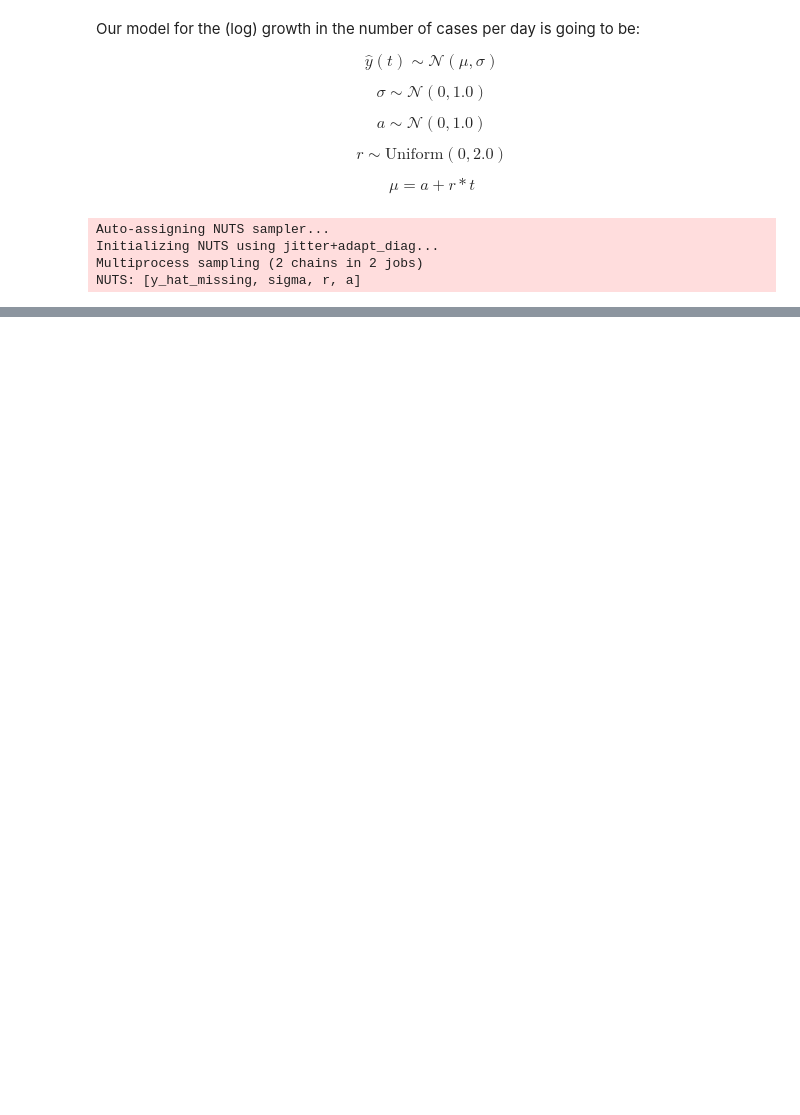
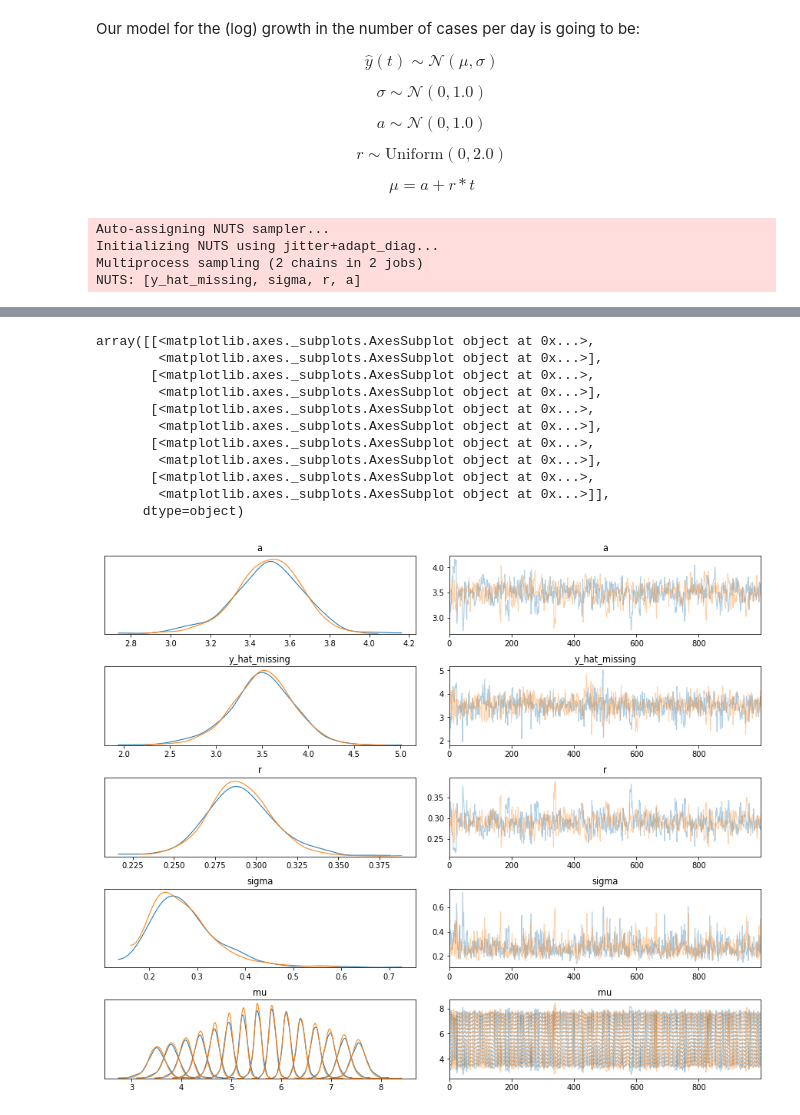
Before and after one commit to davidwych/corona, a Jupyter notebook: CoronaModeling.ipynb, the cells around one changed output, grey strips where cells are left out. Cells and saved outputs as stored; diff of their text form; code cells hidden in the pictures; blank space fills up the shorter version.

```diff
--- a/CoronaModeling.ipynb
+++ b/CoronaModeling.ipynb
@@ -157,0 +188,12 @@ Text(0.5, 1.0, 'Cases by the End of Next Month')
+# %%
+with pm.Model() as model:
+    a = pm.Normal('a', mu=0, sigma=1.0)
+    r = pm.Uniform('r', lower=0.0, upper=2.0)
+
+    sigma = pm.HalfNormal('sigma', sigma=1.0)
+
+    mu = pm.Deterministic('mu', a + r * data.index)
+
+    y_hat = pm.Normal('y_hat', mu=mu, sigma=sigma, observed=data["log dpositive"])
+
+    trace = pm.sample(1000, tune=1000)
@@ -157,0 +207,15 @@ Text(0.5, 1.0, 'Cases by the End of Next Month')
+# %%
+pm.traceplot(trace)
+# %% [output]
+array([[<matplotlib.axes._subplots.AxesSubplot object at 0x...>,
+        <matplotlib.axes._subplots.AxesSubplot object at 0x...>],
+       [<matplotlib.axes._subplots.AxesSubplot object at 0x...>,
+        <matplotlib.axes._subplots.AxesSubplot object at 0x...>],
+       [<matplotlib.axes._subplots.AxesSubplot object at 0x...>,
+        <matplotlib.axes._subplots.AxesSubplot object at 0x...>],
+       [<matplotlib.axes._subplots.AxesSubplot object at 0x...>,
+        <matplotlib.axes._subplots.AxesSubplot object at 0x...>],
+       [<matplotlib.axes._subplots.AxesSubplot object at 0x...>,
+        <matplotlib.axes._subplots.AxesSubplot object at 0x...>]],
+      dtype=object)
+[figure, added]
```
Also changed, not shown: parts of 15 cells of this notebook, 2 other files.
